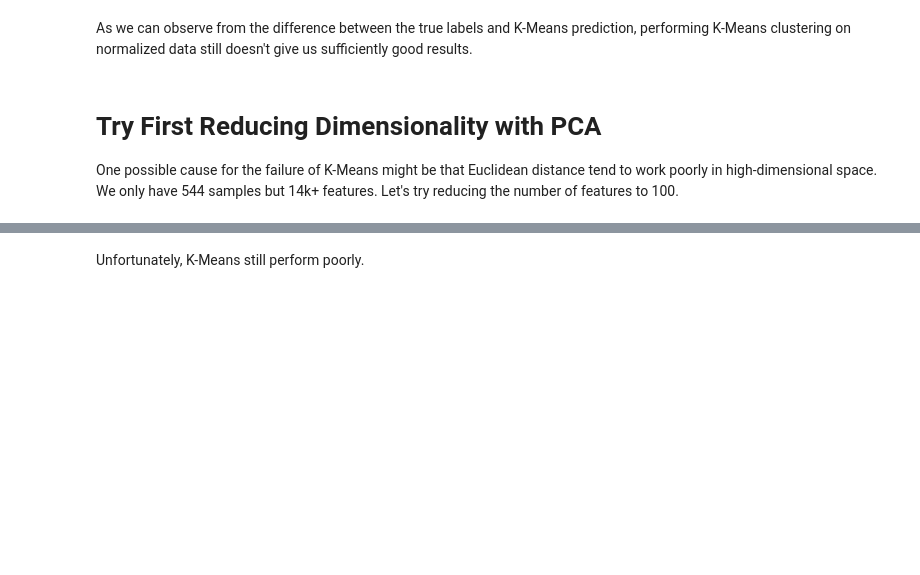
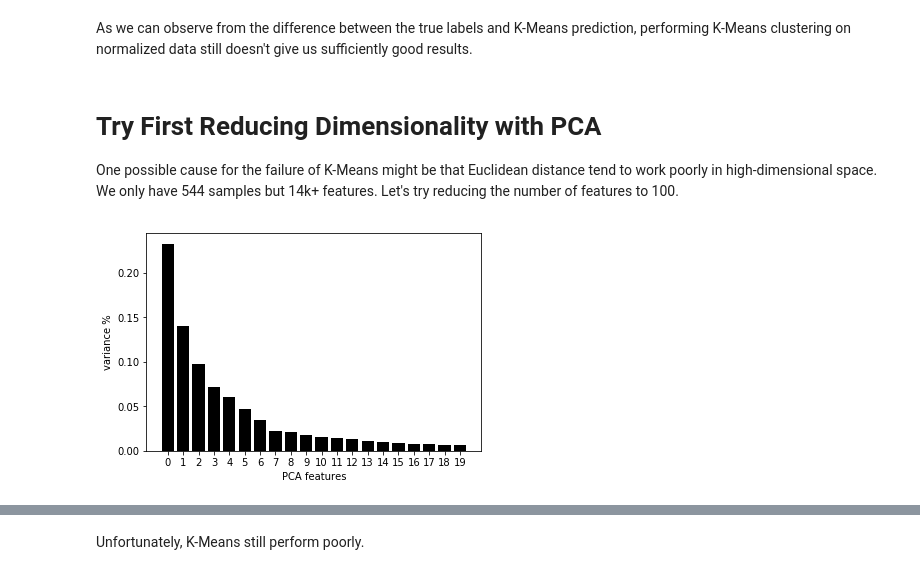
Before and after one commit to RuolinZheng08/cmsc33750-machine-learning-and-cancer, a Jupyter notebook: hw2/hw2.ipynb, the cells around one changed output, grey strips where cells are left out. Saved outputs shown, nothing was run; the diff lists cells and outputs as text; code cells hidden in the pictures; blank space fills up the shorter version.

```diff
--- a/hw2/hw2.ipynb
+++ b/hw2/hw2.ipynb
@@ -210,4 +210,18 @@ As we can observe from the difference between the true labels and K-Means predic
 # %% [markdown]
 # Try First Reducing Dimensionality with PCA
 One possible cause for the failure of K-Means might be that Euclidean distance tend to work poorly in high-dimensional space. We only have 544 samples but 14k+ features. Let's try reducing the number of features to 100.
+# %%
+pca = PCA(n_components=20)
+principalComponents = pca.fit_transform(normalized)
+# Plot the explained variances
+features = range(pca.n_components_)
+plt.bar(features, pca.explained_variance_ratio_, color='black')
+plt.xlabel('PCA features')
+plt.ylabel('variance %')
+plt.xticks(features)
+plt.show()
+# Save components to a DataFrame
+# PCA_components = pd.DataFrame(principalComponents)
+# %% [output]
+[figure, added]
 # %%
```
Also changed, not shown: parts of 1 cell of this notebook, 1 other file.
